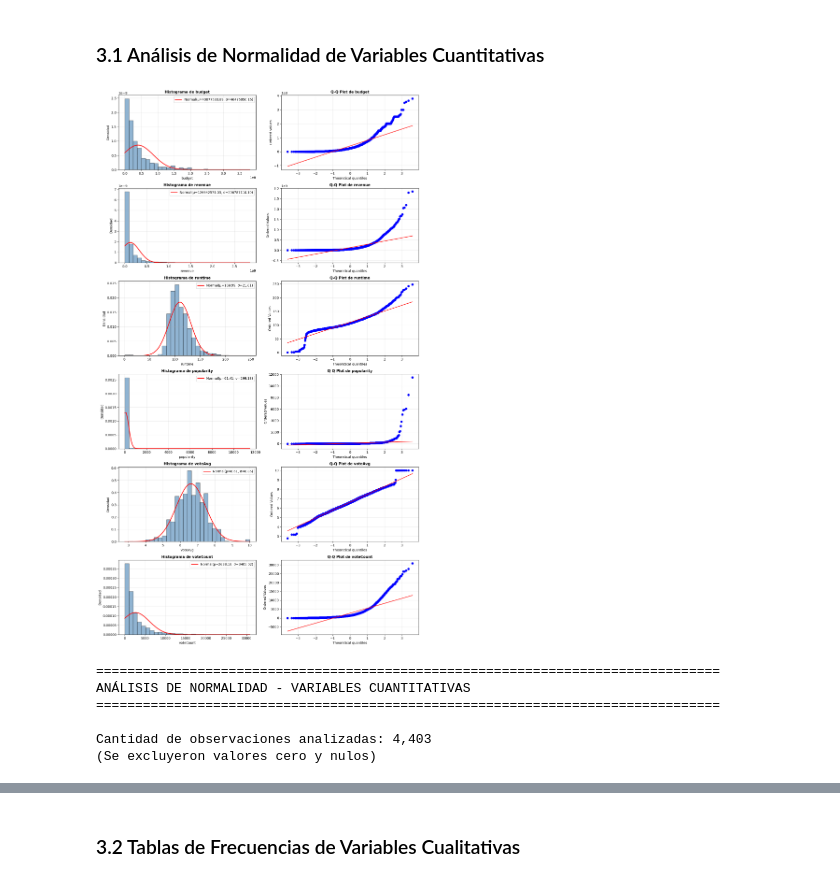
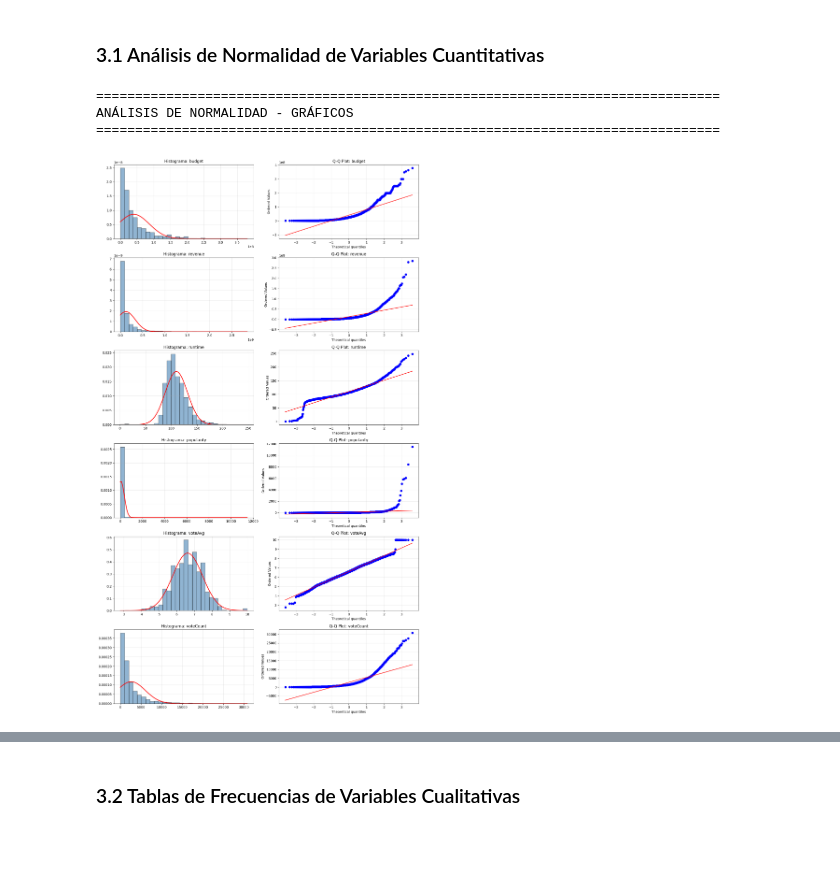
Before and after one commit to jcdiegolopez/MD-LAB01, a Jupyter notebook: main.ipynb, the cells around one changed output, grey strips where cells are left out. Saved outputs shown, nothing was run; the diff lists cells and outputs as text; code cells hidden in the pictures; blank space fills up the shorter version.

```diff
--- a/main.ipynb
+++ b/main.ipynb
@@ -491,66 +491,43 @@ Películas con votos = 0:
 # %% [markdown]
 ### 3.1 Análisis de Normalidad de Variables Cuantitativas
 # %%
-vars_cuant = [
-    'budget',
-    'revenue',
-    'runtime',
-    'popularity',
-    'voteAvg',
-    'voteCount'
-]
+vars_cuant = ['budget', 'revenue', 'runtime', 'popularity', 'voteAvg', 'voteCount']
 
-# Preparar datos: eliminar ceros y valores nulos
+# Preparar datos
 datos_cuant = datos[vars_cuant].copy()
 for col in vars_cuant:
     datos_cuant[col] = datos_cuant[col].replace(0, np.nan)
-
 datos_cuant = datos_cuant.dropna()
 
-# Gráficos de normalidad
-n_vars = len(vars_cuant)
-cols = 2
-rows = n_vars
+print("=" * 80)
+print("ANÁLISIS DE NORMALIDAD - GRÁFICOS")
+print("=" * 80)
 
-fig, axes = plt.subplots(rows, cols, figsize=(14, 4 * rows))
+fig, axes = plt.subplots(6, 2, figsize=(14, 24))
 
 for i, col in enumerate(vars_cuant):
     data = datos_cuant[col]
 
-    # Histograma con curva normal ajustada
+    # Histograma
     ax1 = axes[i, 0]
     ax1.hist(data, bins=30, density=True, alpha=0.6, color='steelblue', edgecolor='black')
-
     mu, std = norm.fit(data)
     x = np.linspace(data.min(), data.max(), 100)
-    ax1.plot(x, norm.pdf(x, mu, std), 'r-', linewidth=2, label=f'Normal(μ={mu:.2f}, σ={std:.2f})')
-
-    ax1.set_title(f'Histograma de {col}', fontweight='bold', fontsize=11)
-    ax1.set_xlabel(col, fontsize=10)
-    ax1.set_ylabel('Densidad', fontsize=10)
-    ax1.legend()
+    ax1.plot(x, norm.pdf(x, mu, std), 'r-', linewidth=2)
+    ax1.set_title(f'Histograma: {col}')
     ax1.grid(alpha=0.3)
 
     # Q-Q Plot
     ax2 = axes[i, 1]
     probplot(data, dist="norm", plot=ax2)
-    ax2.set_title(f'Q-Q Plot de {col}', fontweight='bold', fontsize=11)
+    ax2.set_title(f'Q-Q Plot: {col}')
     ax2.grid(alpha=0.3)
 
 plt.tight_layout()
 plt.show()
-
-print("=" * 80)
-print("ANÁLISIS DE NORMALIDAD - VARIABLES CUANTITATIVAS")
-print("=" * 80)
-print(f"\nCantidad de observaciones analizadas: {len(datos_cuant):,}")
-print(f"(Se excluyeron valores cero y nulos)\n")
 # %% [output]
+================================================================================
+ANÁLISIS DE NORMALIDAD - GRÁFICOS
+================================================================================
-[figure, old version]
+[figure, new version]
-================================================================================
-ANÁLISIS DE NORMALIDAD - VARIABLES CUANTITATIVAS
-================================================================================
-
-Cantidad de observaciones analizadas: 4,403
-(Se excluyeron valores cero y nulos)
 # %%
```
Also changed, not shown: parts of 6 cells of this notebook.
